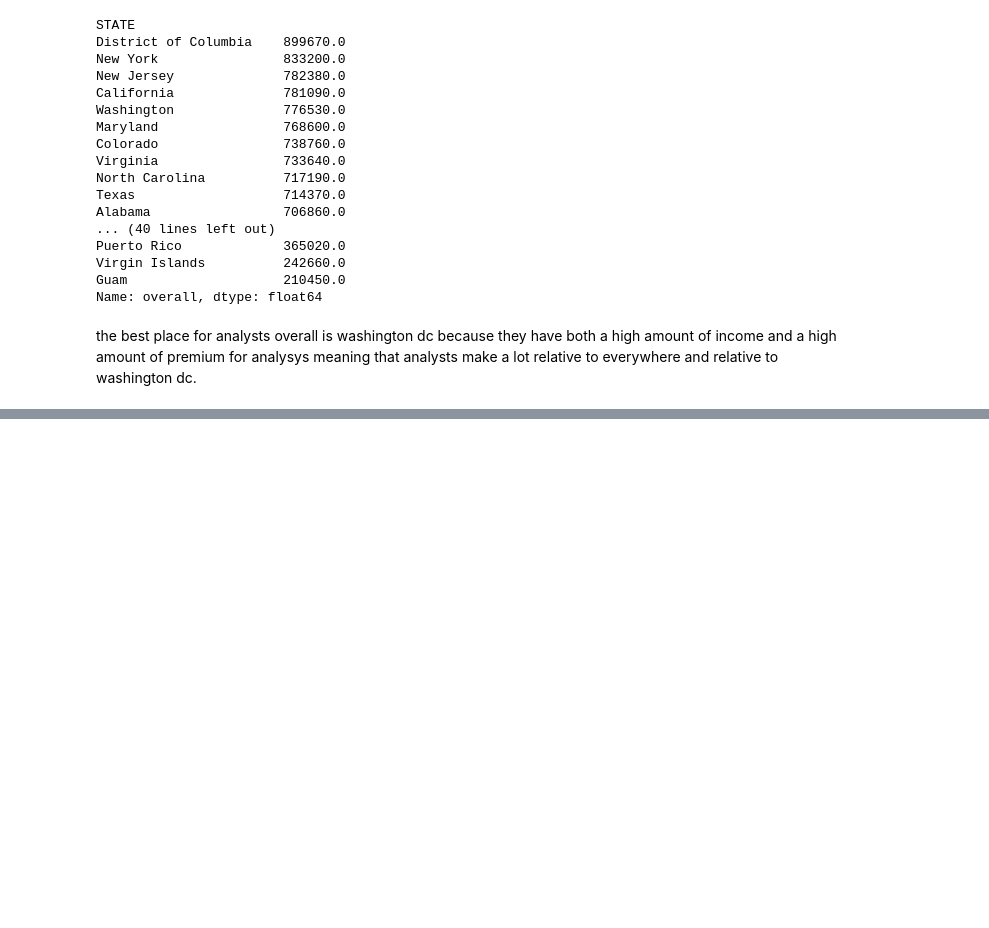
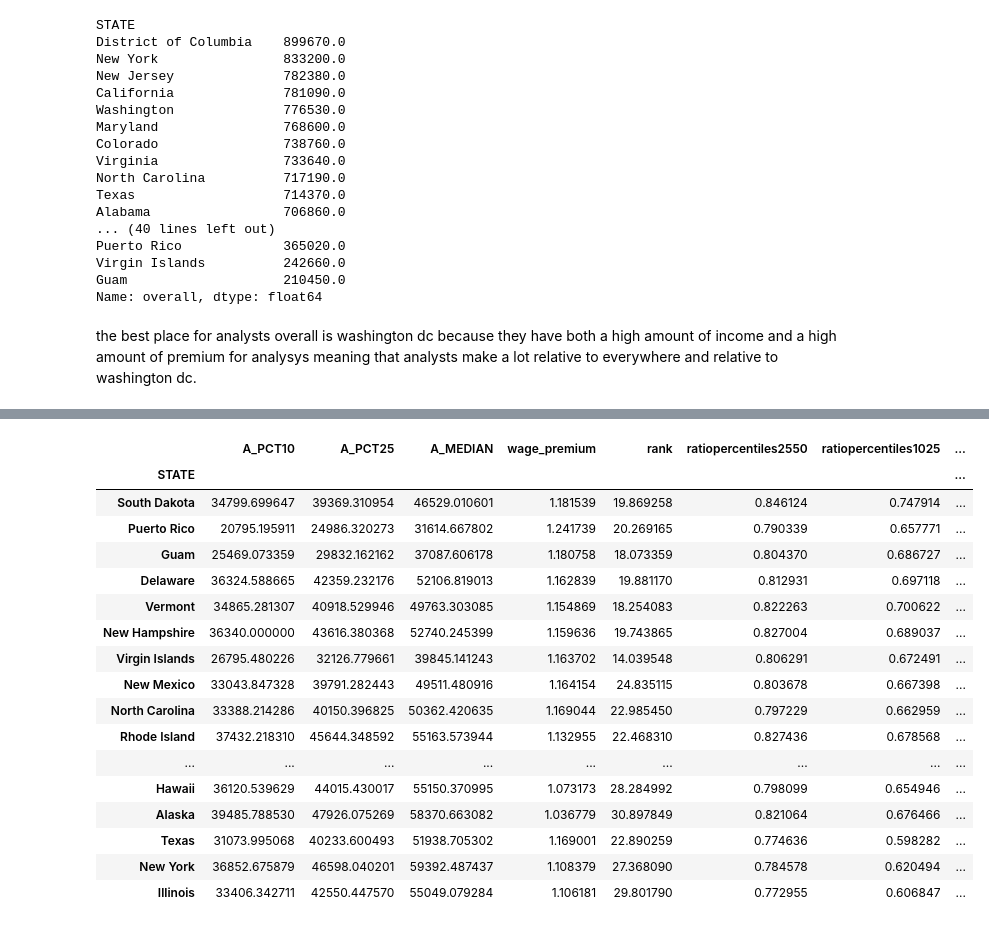
Before and after one commit to MikeDaBossss/Placestolive, a Jupyter notebook: rent.ipynb, the cells around one changed output, grey strips where cells are left out. Cells and saved outputs as stored; diff of their text form; code cells hidden in the pictures; blank space fills up the shorter version.

```diff
--- a/rent.ipynb
+++ b/rent.ipynb
@@ -599,0 +646,4 @@ the best place for analysts overall is washington dc because they have both a hi
+# %%
+data = countyrent.groupby('STATE')[['A_PCT10','A_PCT25','A_MEDIAN','OCC_TITLE','wage_premium','rank']].agg('mean').sort_values(by='A_MEDIAN',ascending=False)
+# %%
+data['ratiopercentiles2550'] = data['A_PCT25'] / data['A_MEDIAN']
@@ -599,0 +671,4 @@ the best place for analysts overall is washington dc because they have both a hi
+# %%
+#wage premium for the jobs multiplied by the ratio of 25th percentile to 50th percentile
+data['overall'] = data['wage_premium'] * data['ratiopercentiles2550']
+data.sort_values(by='overall',ascending=False)
@@ -599,0 +694,24 @@ the best place for analysts overall is washington dc because they have both a hi
+# %%
+data['ratiopercentiles1025'] = data['A_PCT10'] / data['A_MEDIAN']
+# %%
+data['overall_2'] = data['wage_premium'] * data['ratiopercentiles1025']
+data.sort_values(by='overall_2',ascending=False)
+# %% [output]
+|  | A_PCT10 | A_PCT25 | A_MEDIAN | wage_premium | rank | ratiopercentiles2550 | ratiopercentiles1025 | ... |
+| STATE |  |  |  |  |  |  |  | ... |
+| South Dakota | 34799.699647 | 39369.310954 | 46529.010601 | 1.181539 | 19.869258 | 0.846124 | 0.747914 | ... |
+| Puerto Rico | 20795.195911 | 24986.320273 | 31614.667802 | 1.241739 | 20.269165 | 0.790339 | 0.657771 | ... |
+| Guam | 25469.073359 | 29832.162162 | 37087.606178 | 1.180758 | 18.073359 | 0.804370 | 0.686727 | ... |
+| Delaware | 36324.588665 | 42359.232176 | 52106.819013 | 1.162839 | 19.881170 | 0.812931 | 0.697118 | ... |
+| Vermont | 34865.281307 | 40918.529946 | 49763.303085 | 1.154869 | 18.254083 | 0.822263 | 0.700622 | ... |
+| New Hampshire | 36340.000000 | 43616.380368 | 52740.245399 | 1.159636 | 19.743865 | 0.827004 | 0.689037 | ... |
+| Virgin Islands | 26795.480226 | 32126.779661 | 39845.141243 | 1.163702 | 14.039548 | 0.806291 | 0.672491 | ... |
+| New Mexico | 33043.847328 | 39791.282443 | 49511.480916 | 1.164154 | 24.835115 | 0.803678 | 0.667398 | ... |
+| North Carolina | 33388.214286 | 40150.396825 | 50362.420635 | 1.169044 | 22.985450 | 0.797229 | 0.662959 | ... |
+| Rhode Island | 37432.218310 | 45644.348592 | 55163.573944 | 1.132955 | 22.468310 | 0.827436 | 0.678568 | ... |
+| ... | ... | ... | ... | ... | ... | ... | ... | ... |
+| Hawaii | 36120.539629 | 44015.430017 | 55150.370995 | 1.073173 | 28.284992 | 0.798099 | 0.654946 | ... |
+| Alaska | 39485.788530 | 47926.075269 | 58370.663082 | 1.036779 | 30.897849 | 0.821064 | 0.676466 | ... |
+| Texas | 31073.995068 | 40233.600493 | 51938.705302 | 1.169001 | 22.890259 | 0.774636 | 0.598282 | ... |
+| New York | 36852.675879 | 46598.040201 | 59392.487437 | 1.108379 | 27.368090 | 0.784578 | 0.620494 | ... |
+| Illinois | 33406.342711 | 42550.447570 | 55049.079284 | 1.106181 | 29.801790 | 0.772955 | 0.606847 | ... |
```
Also changed, not shown: parts of 9 cells of this notebook.
